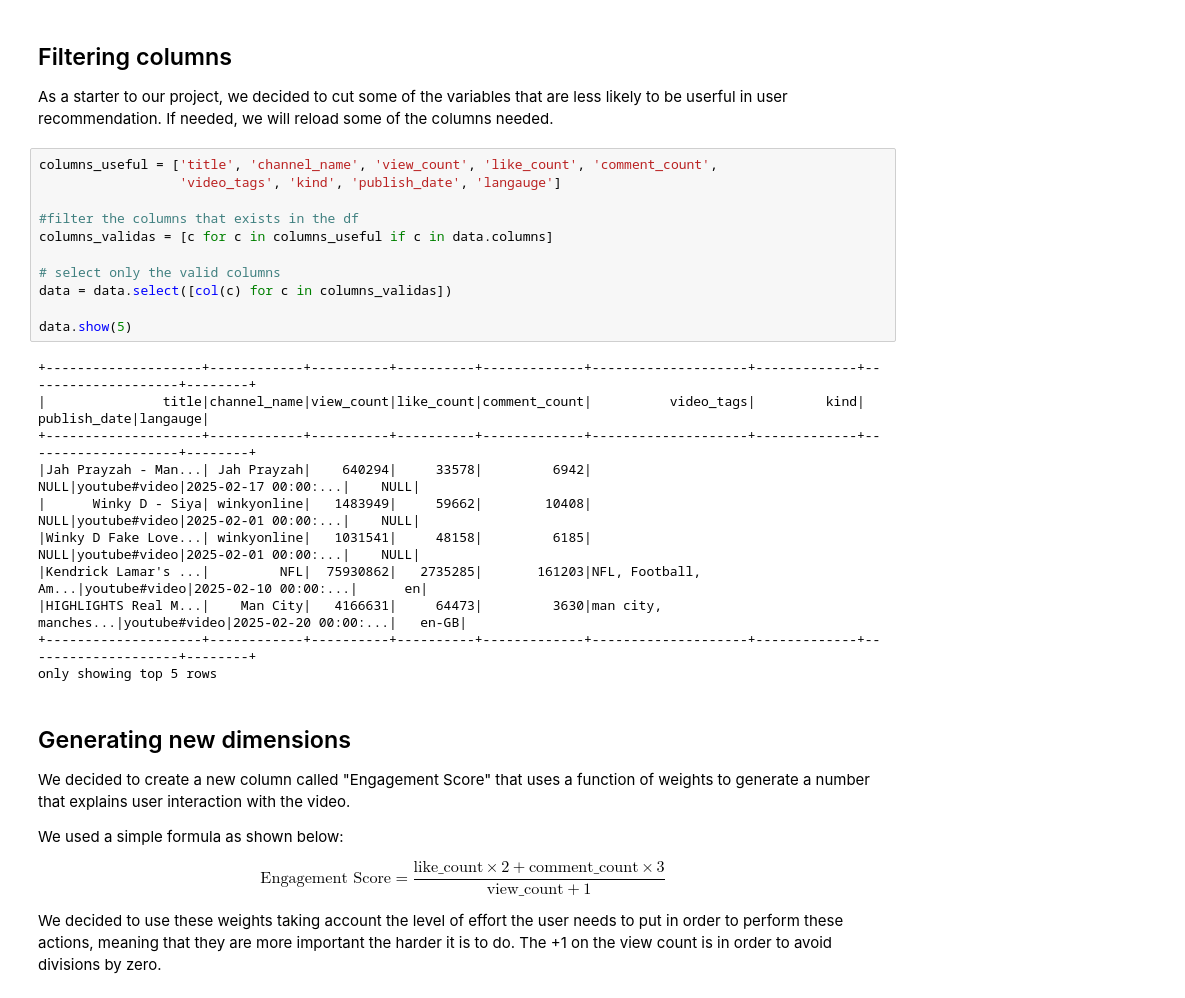
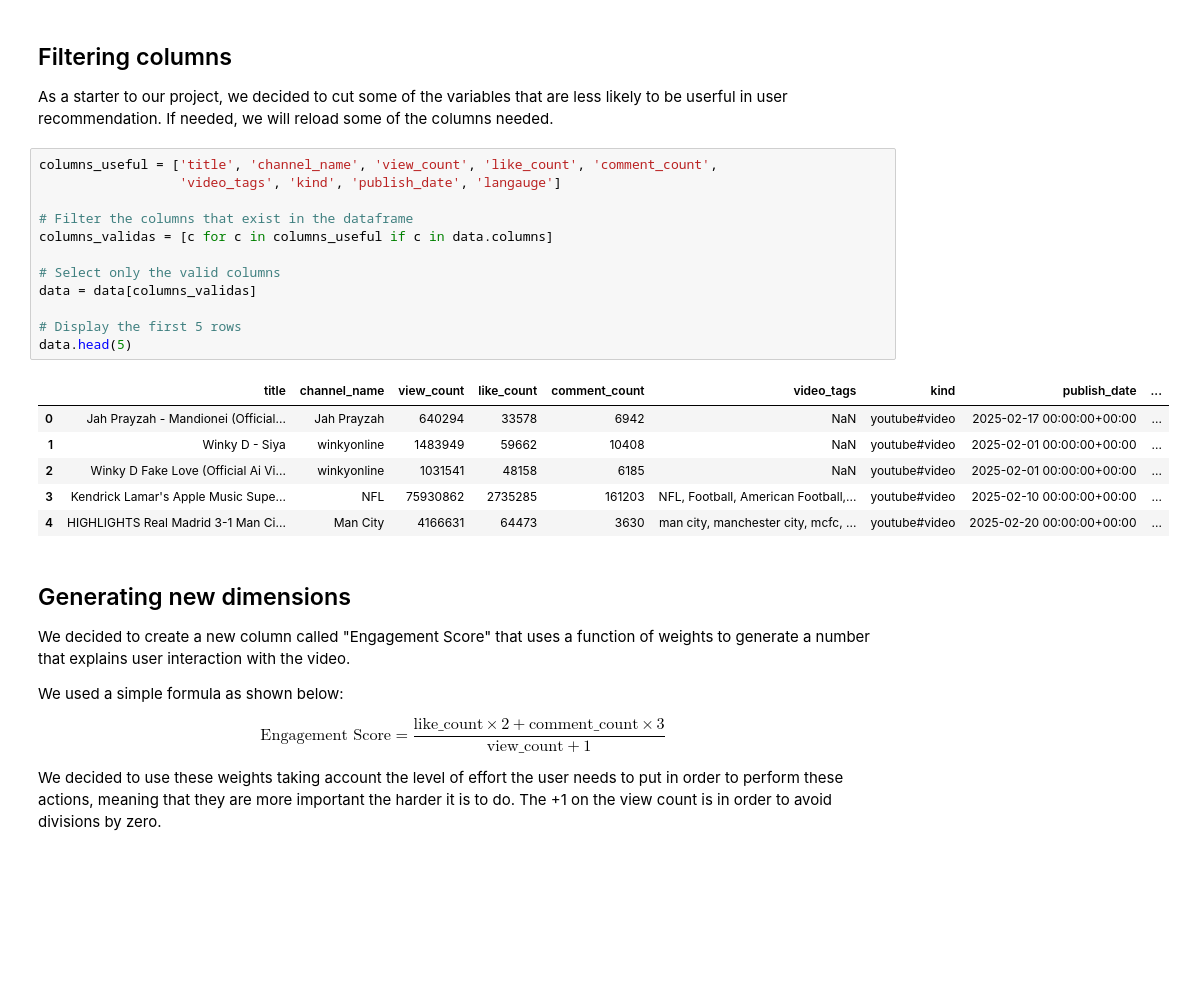
Before and after one commit to adrianarodriguezrodriguez/youtube, a Jupyter notebook: spark.ipynb, the cells around one changed output. Saved outputs shown, nothing was run; the diff lists cells and outputs as text; blank space fills up the shorter version.

```diff
--- a/spark.ipynb
+++ b/spark.ipynb
@@ -178,25 +99,22 @@ As a starter to our project, we decided to cut some of the variables that are le
 # %%
 columns_useful = ['title', 'channel_name', 'view_count', 'like_count', 'comment_count',
                   'video_tags', 'kind', 'publish_date', 'langauge']
 
-#filter the columns that exists in the df
+# Filter the columns that exist in the dataframe
 columns_validas = [c for c in columns_useful if c in data.columns]
 
-# select only the valid columns
-data = data.select([col(c) for c in columns_validas])
+# Select only the valid columns
+data = data[columns_validas]
 
-data.show(5)
+# Display the first 5 rows
+data.head(5)
 # %% [output]
-+--------------------+------------+----------+----------+-------------+--------------------+-------------+--------------------+--------+
-|               title|channel_name|view_count|like_count|comment_count|          video_tags|         kind|        publish_date|langauge|
-+--------------------+------------+----------+----------+-------------+--------------------+-------------+--------------------+--------+
-|Jah Prayzah - Man...| Jah Prayzah|    640294|     33578|         6942|                NULL|youtube#video|2025-02-17 00:00:...|    NULL|
-|      Winky D - Siya| winkyonline|   1483949|     59662|        10408|                NULL|youtube#video|2025-02-01 00:00:...|    NULL|
-|Winky D Fake Love...| winkyonline|   1031541|     48158|         6185|                NULL|youtube#video|2025-02-01 00:00:...|    NULL|
-|Kendrick Lamar's ...|         NFL|  75930862|   2735285|       161203|NFL, Football, Am...|youtube#video|2025-02-10 00:00:...|      en|
-|HIGHLIGHTS Real M...|    Man City|   4166631|     64473|         3630|man city, manches...|youtube#video|2025-02-20 00:00:...|   en-GB|
-+--------------------+------------+----------+----------+-------------+--------------------+-------------+--------------------+--------+
-only showing top 5 rows
+|  | title | channel_name | view_count | like_count | comment_count | video_tags | kind | publish_date | ... |
+| 0 | Jah Prayzah - Mandionei (Official... | Jah Prayzah | 640294 | 33578 | 6942 | NaN | youtube#video | 2025-02-17 00:00:00+00:00 | ... |
+| 1 | Winky D - Siya | winkyonline | 1483949 | 59662 | 10408 | NaN | youtube#video | 2025-02-01 00:00:00+00:00 | ... |
+| 2 | Winky D Fake Love (Official Ai Vi... | winkyonline | 1031541 | 48158 | 6185 | NaN | youtube#video | 2025-02-01 00:00:00+00:00 | ... |
+| 3 | Kendrick Lamar's Apple Music Supe... | NFL | 75930862 | 2735285 | 161203 | NFL, Football, American Football,... | youtube#video | 2025-02-10 00:00:00+00:00 | ... |
+| 4 | HIGHLIGHTS Real Madrid 3-1 Man Ci... | Man City | 4166631 | 64473 | 3630 | man city, manchester city, mcfc, ... | youtube#video | 2025-02-20 00:00:00+00:00 | ... |
 # %% [markdown]
 ## Generating new dimensions
 
```
Also changed, not shown: parts of 23 cells of this notebook, 1 other file.
